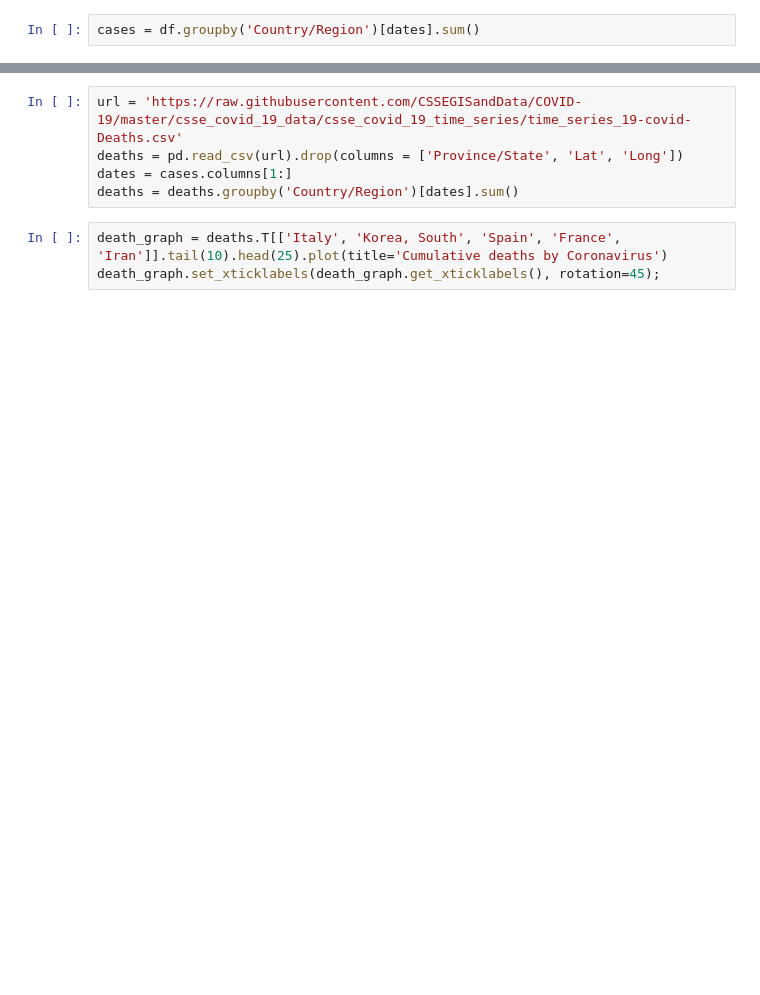
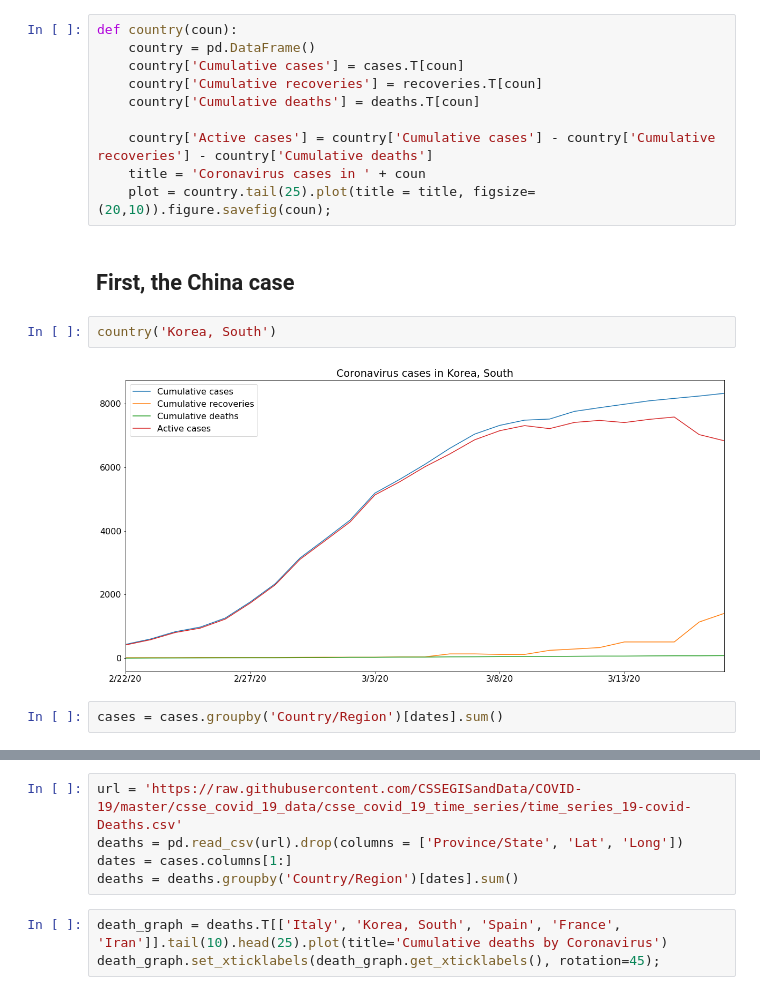
Before and after one commit to abreulastra/coronavirus, a Jupyter notebook: exploring_coronavirus.ipynb, the cells around one changed output, grey strips where cells are left out. Cells and saved outputs as stored; diff of their text form; blank space fills up the shorter version.

```diff
--- a/exploring_coronavirus.ipynb
+++ b/exploring_coronavirus.ipynb
@@ -11,3 +31,19 @@ dates = cases.columns[1:]
+# %%
+def country(coun):
+    country = pd.DataFrame()
+    country['Cumulative cases'] = cases.T[coun]
+    country['Cumulative recoveries'] = recoveries.T[coun]
+    country['Cumulative deaths'] = deaths.T[coun]
+
+    country['Active cases'] = country['Cumulative cases'] - country['Cumulative recoveries'] - country['Cumulative deaths']
+    title = 'Coronavirus cases in ' + coun
+    plot = country.tail(25).plot(title = title, figsize=(20,10)).figure.savefig(coun);
+# %% [markdown]
+## First, the China case
+# %%
+country('Korea, South')
+# %% [output]
+[figure, added]
 # %%
-cases = df.groupby('Country/Region')[dates].sum()
+cases = cases.groupby('Country/Region')[dates].sum()
 # %%
```
Also changed, not shown: parts of 25 cells of this notebook, 21 other files.
